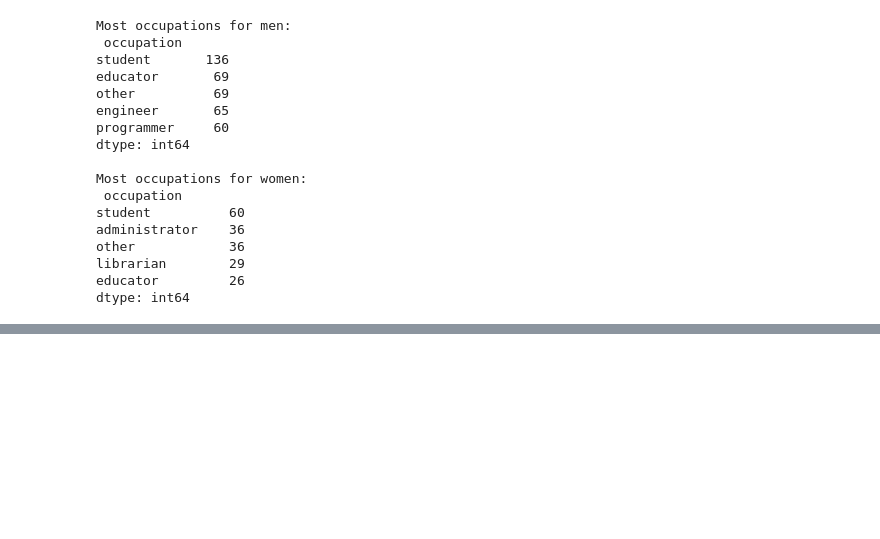
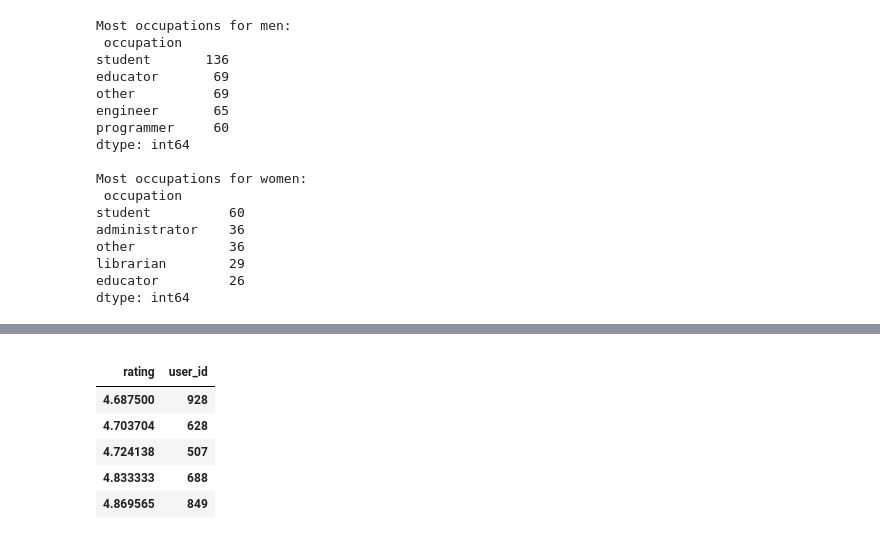
Before and after one commit to Ammar-Man/Python, a Jupyter notebook: Data processing/projekt1.ipynb, the cells around one changed output, grey strips where cells are left out. Drawn from its saved outputs; the diff is of its cells as text; code cells hidden in the pictures; blank space fills up the shorter version.

```diff
--- a/Data processing/projekt1.ipynb
+++ b/Data processing/projekt1.ipynb
@@ -250,0 +291,11 @@ dtype: int64
+# %%
+# 5 användare är de snällaste
+df2.tail(5)
+# %% [output]
+|  |  |
+| rating | user_id |
+| 4.687500 | 928 |
+| 4.703704 | 628 |
+| 4.724138 | 507 |
+| 4.833333 | 688 |
+| 4.869565 | 849 |
```
Also changed, not shown: parts of 11 cells of this notebook.
